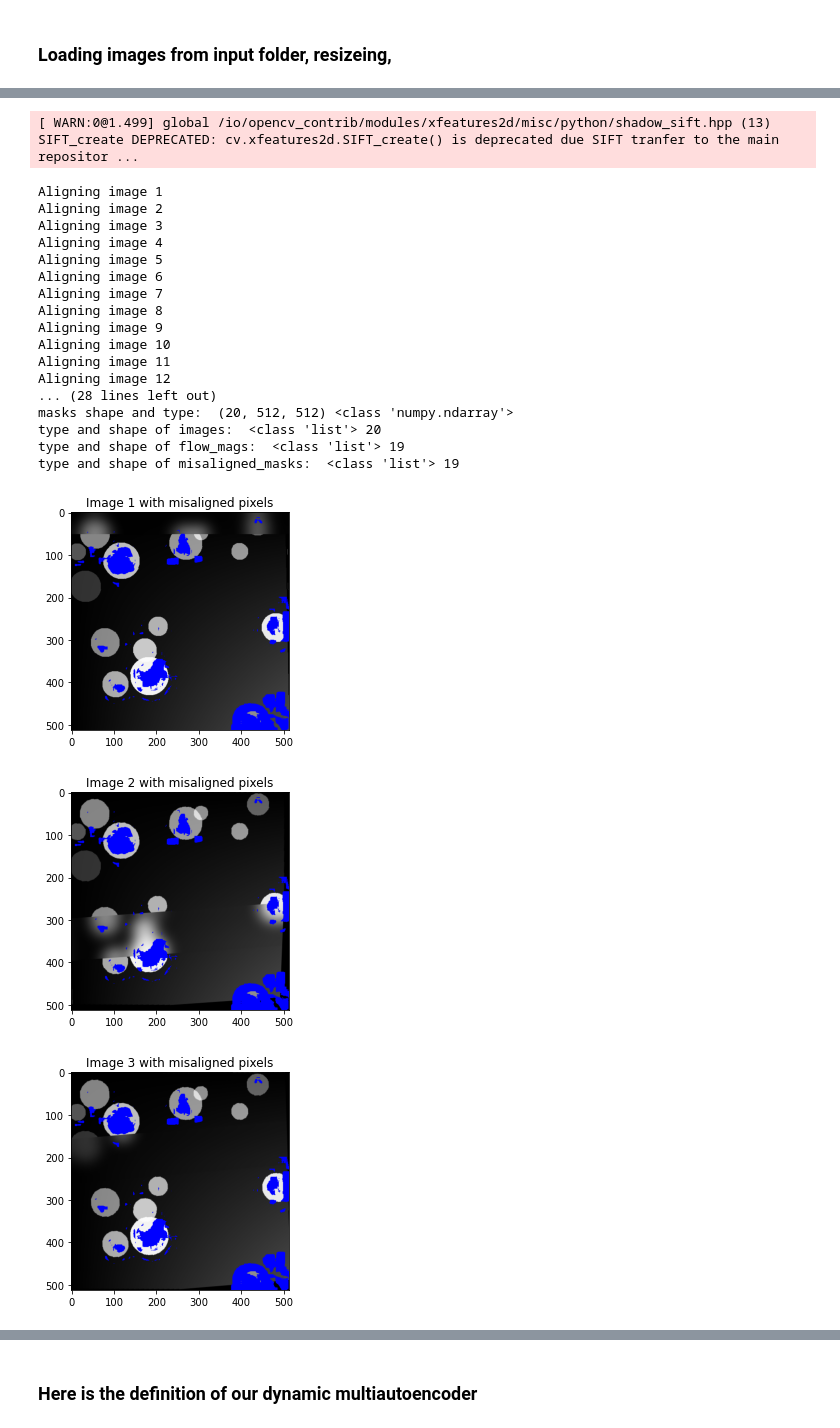
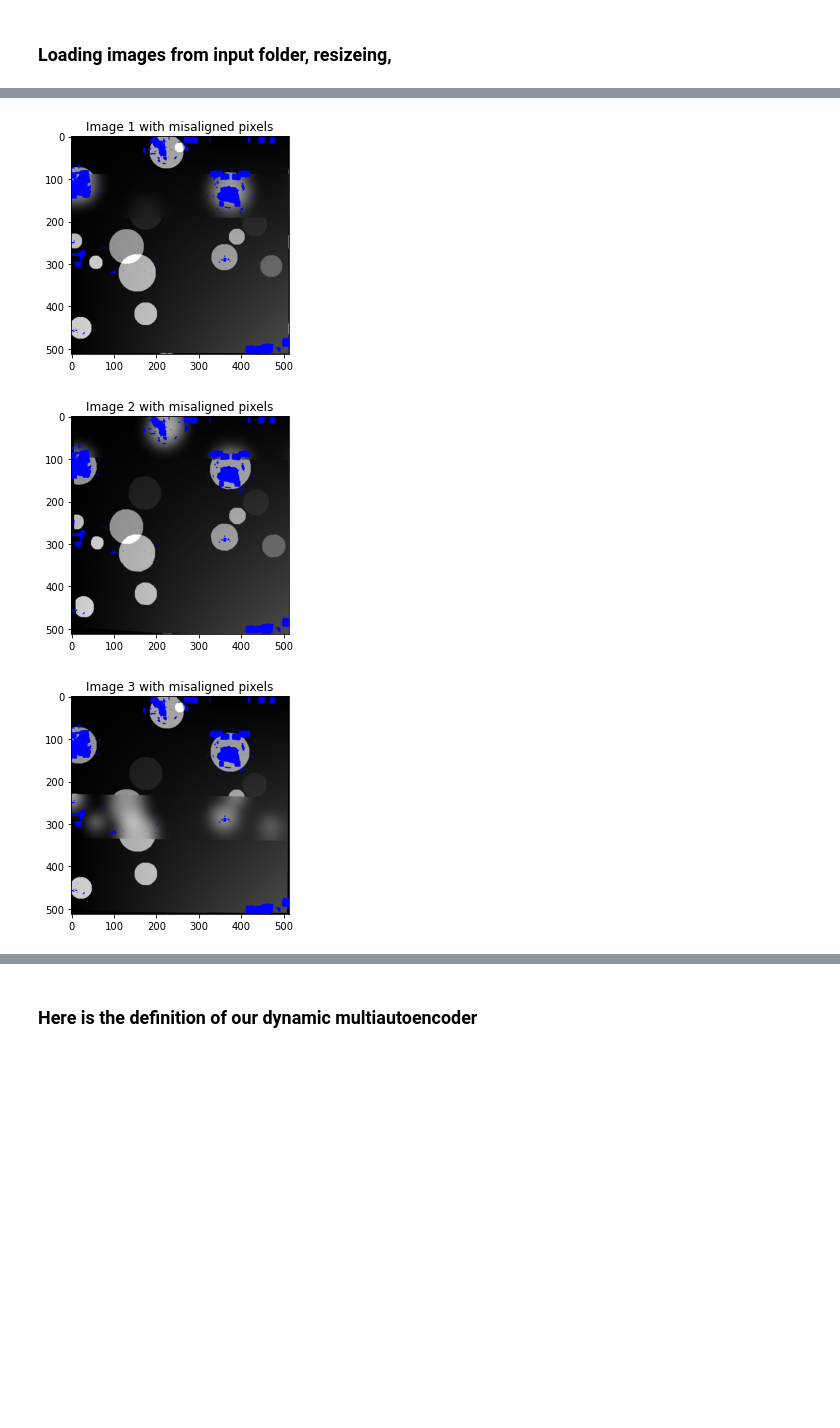
Before and after one commit to Alooi/focal_AI_stacking, a Jupyter notebook: FAIS.ipynb, the cells around one changed output, grey strips where cells are left out. Cells and saved outputs as stored; diff of their text form; code cells hidden in the pictures; blank space fills up the shorter version.

```diff
--- a/FAIS.ipynb
+++ b/FAIS.ipynb
@@ -25,12 +25,12 @@ import torch.utils.data as data
 from torch.optim.lr_scheduler import StepLR
 import time
 # %%
-input_to_use = "synthesized0" # make sure you have a folder named input with a subfolder named {input_to_use}
+input_to_use = "synthesized1" # make sure you have a folder named input with a subfolder named {input_to_use}
 folder_counter = f'input/{input_to_use}/'
 output_folder = f'output/{input_to_use}/'
 
 
-align_images_flag = True
+align_images_flag = False
 get_masks_flag = True
 use_aligned = True
 experiment_name = "Final_" + f'{input_to_use}_test'
@@ -331,16 +331,19 @@ tic = time.time()
 if not os.path.exists(output_folder):
     os.makedirs(output_folder)
 
-number_of_images = count_files_in_folder(folder_counter)
-print(f'There are {number_of_images} files in the folder.')
+
 
 if use_aligned:
     data_dir = f'input/{input_to_use}/aligned/'
 else:
     data_dir = f'input/{input_to_use}'
 
+
 if not os.path.exists(data_dir):
     os.makedirs(data_dir)
+
+number_of_images = count_files_in_folder(data_dir)
+print(f'There are {data_dir} files in the folder.')
 
 if align_images_flag:
     images = load_images(folder_counter)
@@ -406,21 +423,3 @@ Detecting features of base image
-[ WARN:0@1.499] global /io/opencv_contrib/modules/xfeatures2d/misc/python/shadow_sift.hpp (13) SIFT_create DEPRECATED: cv.xfeatures2d.SIFT_create() is deprecated due SIFT tranfer to the main repositor ...
-Aligning image 1
-Aligning image 2
-Aligning image 3
-Aligning image 4
-Aligning image 5
-Aligning image 6
-Aligning image 7
-Aligning image 8
-Aligning image 9
-Aligning image 10
-Aligning image 11
-Aligning image 12
-... (28 lines left out)
-masks shape and type:  (20, 512, 512) <class 'numpy.ndarray'>
-type and shape of images:  <class 'list'> 20
-type and shape of flow_mags:  <class 'list'> 19
-type and shape of misaligned_masks:  <class 'list'> 19
-[figure, old version]
+[figure, new version]
-[figure, old version]
+[figure, new version]
-[figure, old version]
+[figure, new version]
```
Also changed, not shown: parts of 3 cells of this notebook, 41 other files.
